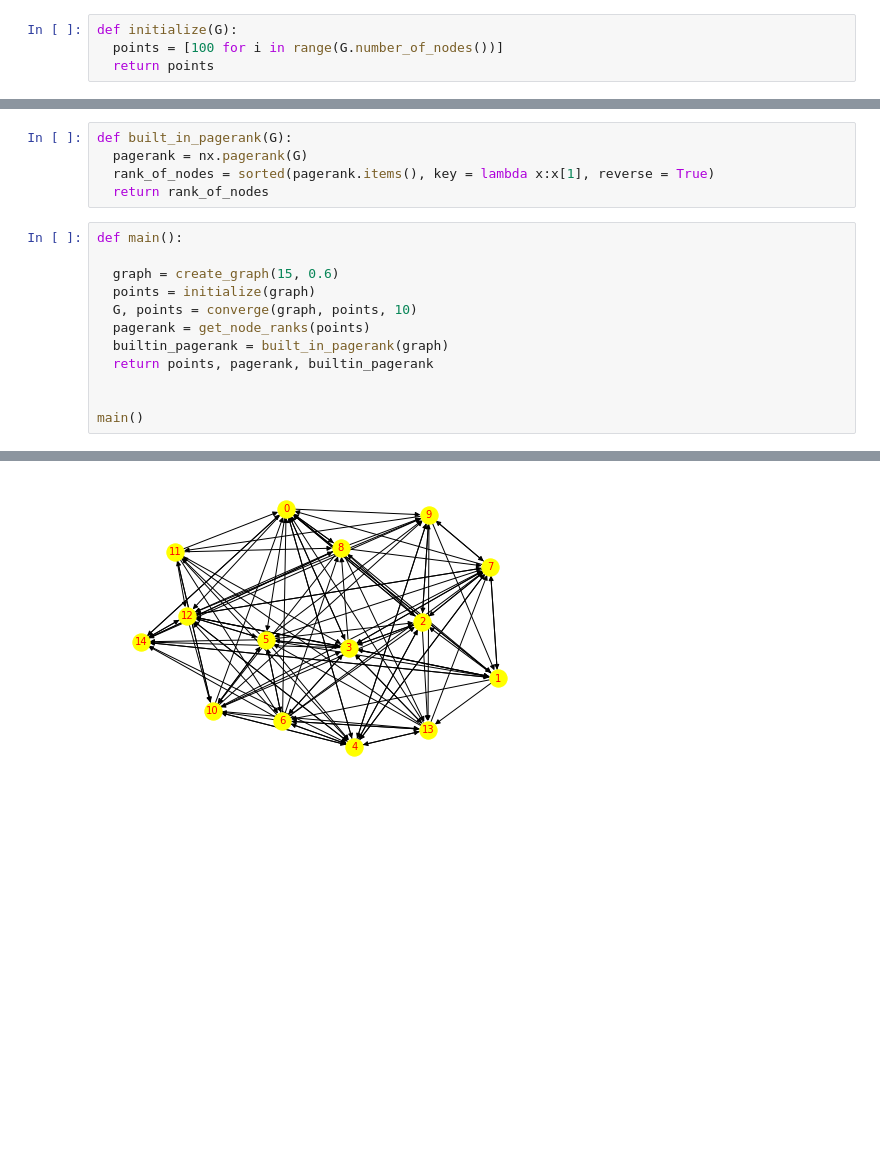
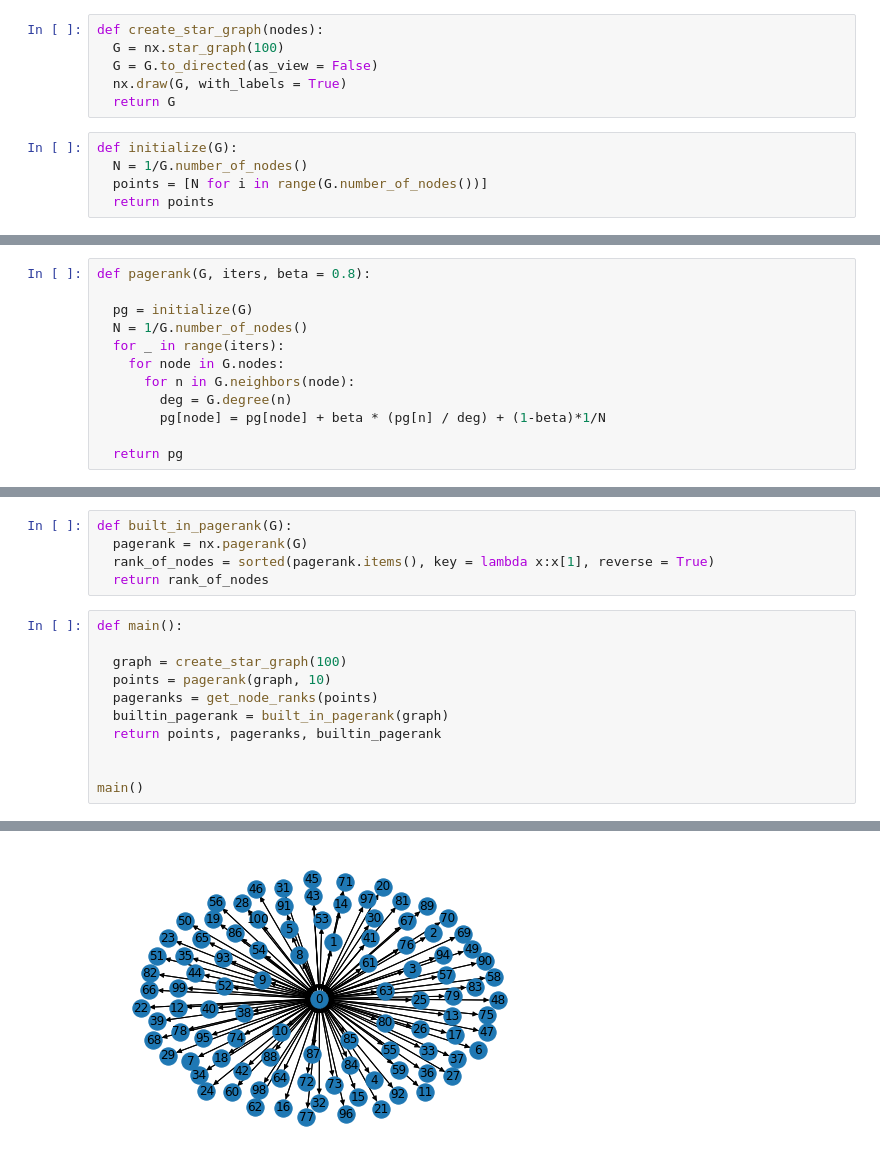
Before and after one commit to Danial-sb/PageRank, a Jupyter notebook: Pagerank.ipynb, the cells around one changed output, grey strips where cells are left out. Cells and saved outputs as stored; diff of their text form; blank space fills up the shorter version.

```diff
--- a/Pagerank.ipynb
+++ b/Pagerank.ipynb
@@ -12,4 +6,11 @@ def create_graph(nodes, prob):
+# %%
+def create_star_graph(nodes):
+  G = nx.star_graph(100)
+  G = G.to_directed(as_view = False)
+  nx.draw(G, with_labels = True)
+  return G
 # %%
 def initialize(G):
-  points = [100 for i in range(G.number_of_nodes())]
+  N = 1/G.number_of_nodes()
+  points = [N for i in range(G.number_of_nodes())]
   return points
@@ -35,3 +17,15 @@ def converge(G, points, iterations):
+# %%
+def pagerank(G, iters, beta = 0.8):
+
+  pg = initialize(G)
+  N = 1/G.number_of_nodes()
+  for _ in range(iters):
+    for node in G.nodes:
+      for n in G.neighbors(node):
+        deg = G.degree(n)
+        pg[node] = pg[node] + beta * (pg[n] / deg) + (1-beta)*1/N
+
+  return pg
 # %%
 def get_node_ranks(points):
   array_of_points = np.array(points)
@@ -45,12 +39,11 @@ def built_in_pagerank(G):
 # %%
 def main():
 
-  graph = create_graph(15, 0.6)
-  points = initialize(graph)
-  G, points = converge(graph, points, 10)
-  pagerank = get_node_ranks(points)
+  graph = create_star_graph(100)
+  points = pagerank(graph, 10)
+  pageranks = get_node_ranks(points)
   builtin_pagerank = built_in_pagerank(graph)
-  return points, pagerank, builtin_pagerank
+  return points, pageranks, builtin_pagerank
 
 
 main()
@@ -75 +68 @@ main()
-[figure, old version]
+[figure, new version]
```
Also changed, not shown: parts of 4 cells of this notebook.
